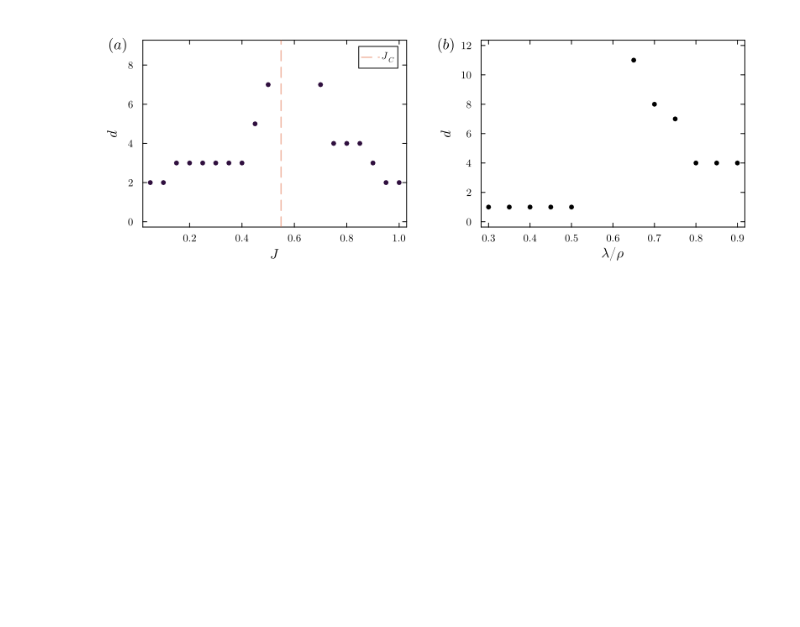
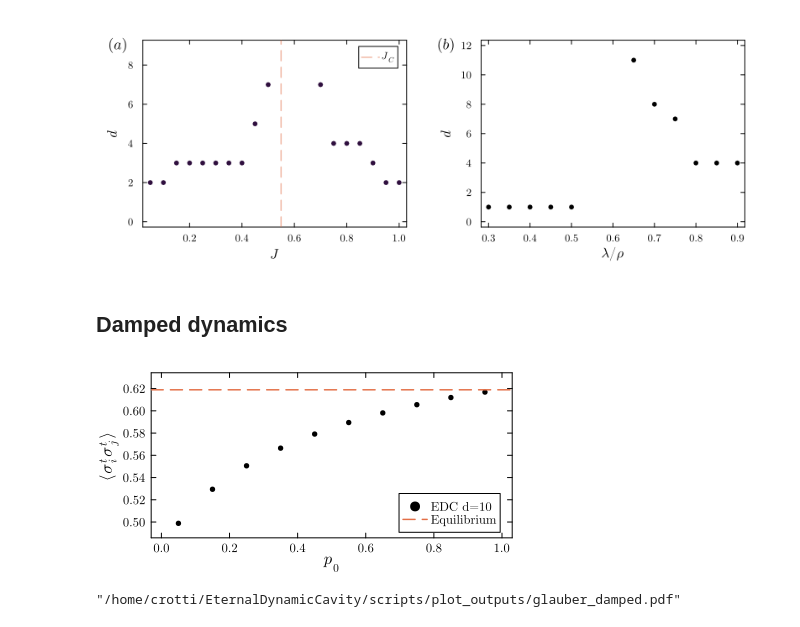
Before and after one commit to stecrotti/EternalDynamicCavity, a Jupyter notebook: scripts/plots.ipynb, the cells around one changed output. Drawn from its saved outputs; the diff is of its cells as text; code cells hidden in the pictures; blank space fills up the shorter version.

Commit message:
damped glauber, with plot

```diff
--- a/scripts/plots.ipynb
+++ b/scripts/plots.ipynb
@@ -381,3 +381,5 @@ pl = plot(pl_bd_glauber, pl_bd_sis, size=(800,300), margin=5Plots.mm)
 [figure]
 # %%
 savefig(pl, "plot_outputs/bonddims.pdf");
+# %% [markdown]
+## Damped dynamics
@@ -383,0 +389,12 @@ savefig(pl, "plot_outputs/bonddims.pdf");
+# %%
+pl_damped = scatter(p0s, r_bp, xlabel=L"p_0", ylabel=L"\langle \sigma_i^t \sigma_j^t\rangle",
+    label="EDC d=$(only(unique(ds)))", c=:black,
+    xlims=(0,1), xticks=0:0.2:1, ylims=(0.49, 0.63), legend=:bottomright,
+    size=(600,300)./scaling_single, margin=1Plots.mm)
+hline!(pl_damped, [r_ss], label="Equilibrium", ls=:dash)
+# %% [output]
+[figure, added]
+# %%
+savefig(pl_damped, "plot_outputs/glauber_damped.pdf")
+# %% [output]
+"/home/crotti/EternalDynamicCavity/scripts/plot_outputs/glauber_damped.pdf"
```
Also changed, not shown: parts of 2 cells of this notebook, 2 other files.
